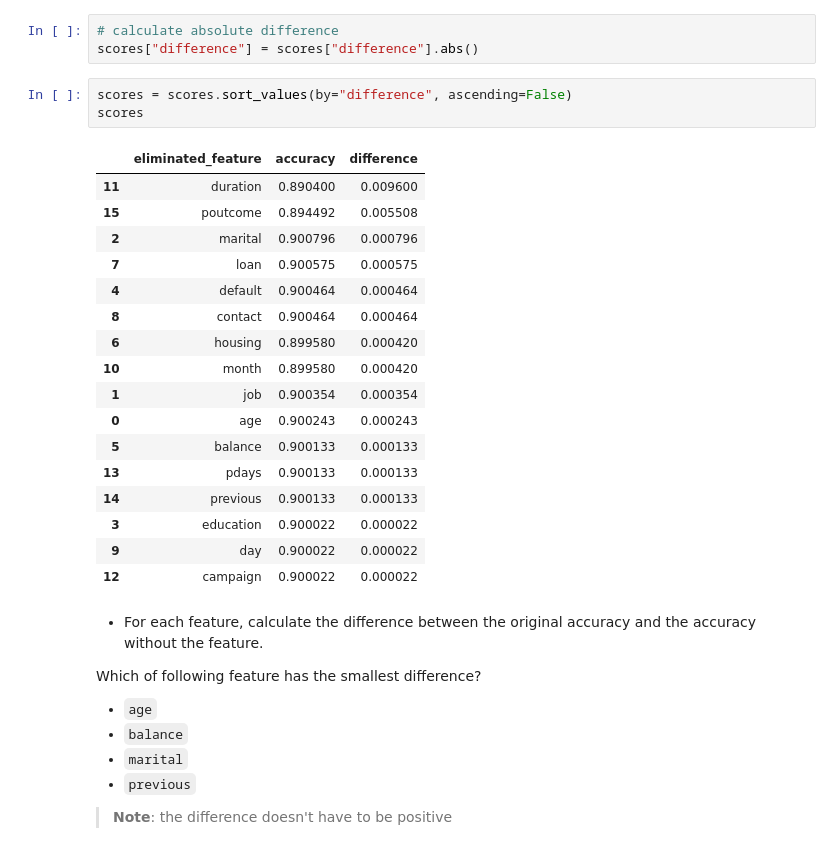
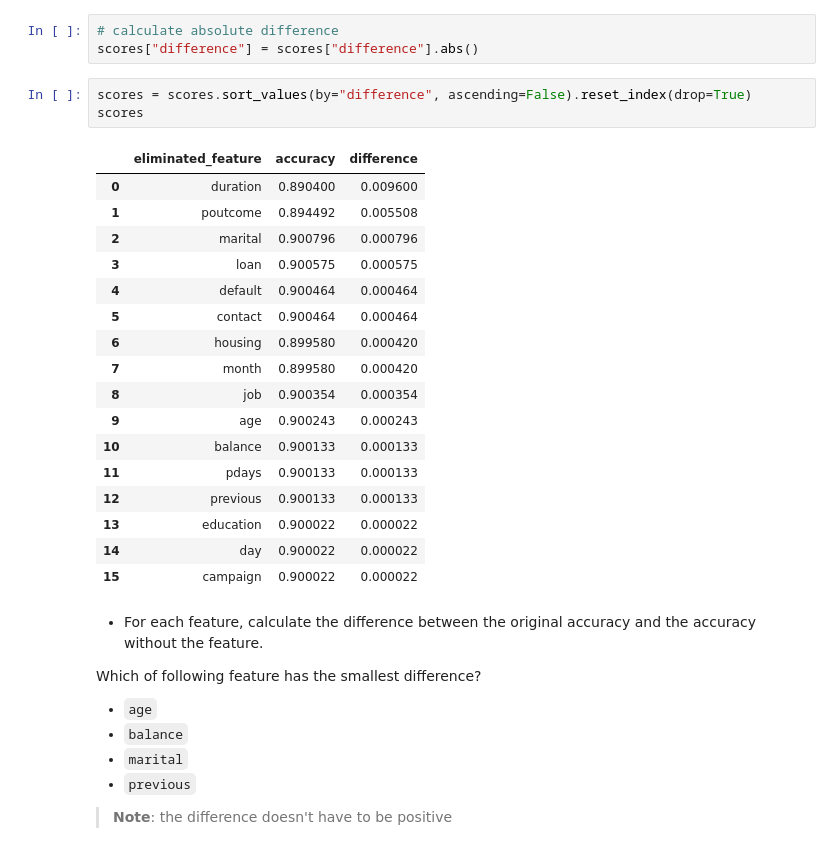
Before and after one commit to TillMeineke/ML_Zoomcamp2024_hw, a Jupyter notebook: 03-classification/homework_03_till_meineke.ipynb, the cells around one changed output. Drawn from its saved outputs; the diff is of its cells as text.

```diff
--- a/03-classification/homework_03_till_meineke.ipynb
+++ b/03-classification/homework_03_till_meineke.ipynb
@@ -470,26 +610,26 @@ scores
 # calculate absolute difference
 scores["difference"] = scores["difference"].abs()
 # %%
-scores = scores.sort_values(by="difference", ascending=False)
+scores = scores.sort_values(by="difference", ascending=False).reset_index(drop=True)
 scores
 # %% [output]
 |  | eliminated_feature | accuracy | difference |
-| 11 | duration | 0.890400 | 0.009600 |
-| 15 | poutcome | 0.894492 | 0.005508 |
+| 0 | duration | 0.890400 | 0.009600 |
+| 1 | poutcome | 0.894492 | 0.005508 |
 | 2 | marital | 0.900796 | 0.000796 |
-| 7 | loan | 0.900575 | 0.000575 |
+| 3 | loan | 0.900575 | 0.000575 |
 | 4 | default | 0.900464 | 0.000464 |
-| 8 | contact | 0.900464 | 0.000464 |
+| 5 | contact | 0.900464 | 0.000464 |
 | 6 | housing | 0.899580 | 0.000420 |
-| 10 | month | 0.899580 | 0.000420 |
-| 1 | job | 0.900354 | 0.000354 |
-| 0 | age | 0.900243 | 0.000243 |
-| 5 | balance | 0.900133 | 0.000133 |
-| 13 | pdays | 0.900133 | 0.000133 |
-| 14 | previous | 0.900133 | 0.000133 |
-| 3 | education | 0.900022 | 0.000022 |
-| 9 | day | 0.900022 | 0.000022 |
-| 12 | campaign | 0.900022 | 0.000022 |
+| 7 | month | 0.899580 | 0.000420 |
+| 8 | job | 0.900354 | 0.000354 |
+| 9 | age | 0.900243 | 0.000243 |
+| 10 | balance | 0.900133 | 0.000133 |
+| 11 | pdays | 0.900133 | 0.000133 |
+| 12 | previous | 0.900133 | 0.000133 |
+| 13 | education | 0.900022 | 0.000022 |
+| 14 | day | 0.900022 | 0.000022 |
+| 15 | campaign | 0.900022 | 0.000022 |
 # %% [markdown]
 * For each feature, calculate the difference between the original accuracy and the accuracy without the feature.
 
```
Also changed, not shown: parts of 17 cells of this notebook, 5 other files.
